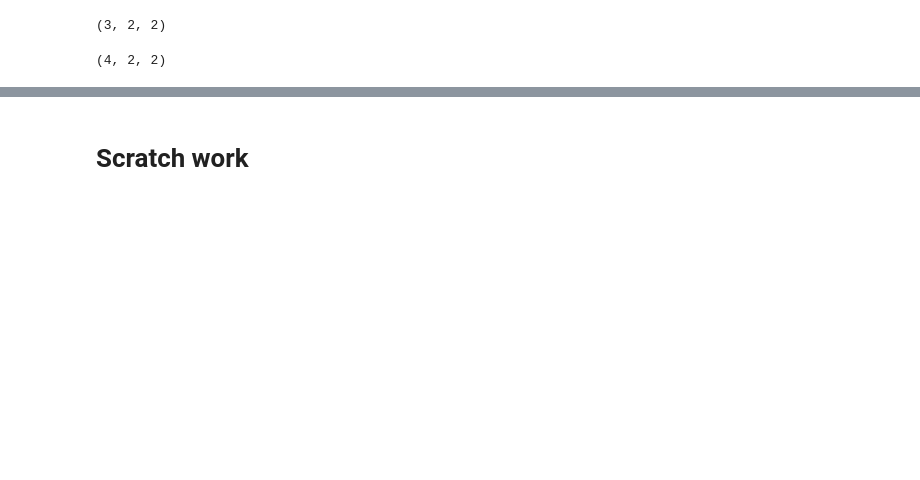
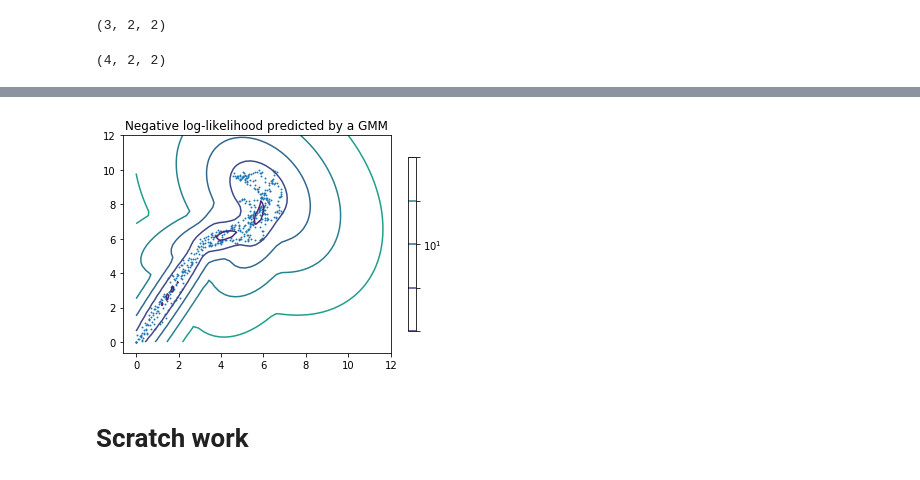
Before and after one commit to matwilso/reinforce, a Jupyter notebook: numpy/gmm/GMM_DEV_NOTES.ipynb, the cells around one changed output, grey strips where cells are left out. Saved outputs shown, nothing was run; the diff lists cells and outputs as text; code cells hidden in the pictures; blank space fills up the shorter version.

```diff
--- a/numpy/gmm/GMM_DEV_NOTES.ipynb
+++ b/numpy/gmm/GMM_DEV_NOTES.ipynb
@@ -195,0 +216,8 @@ np.sum(save_gamma - gamma.T)
+# %%
+# gmm_contours(traj_gmm, xux[:, 4:], domain=[0, 12, 0, 12], filename='traj4_next_contours.png')
+gmm_contours(traj_gmm, xux[:, :2], axis=0, domain=[0, 12, 0, 12], cmap='viridis', color='C0')
+# gmm_contours(traj_gmm, xux[:, 4:], axis=2, domain=[0, 12, 0, 12], cmap='plasma', color='C4')
+plt.show()
+# gmm_contours(traj_gmm, xux[:, :2], domain=[0, 12, 0, 12], filename='traj4_contours.png')
+# %% [output]
+[figure, added]
```
Also changed, not shown: parts of 18 cells of this notebook, 21 other files.
